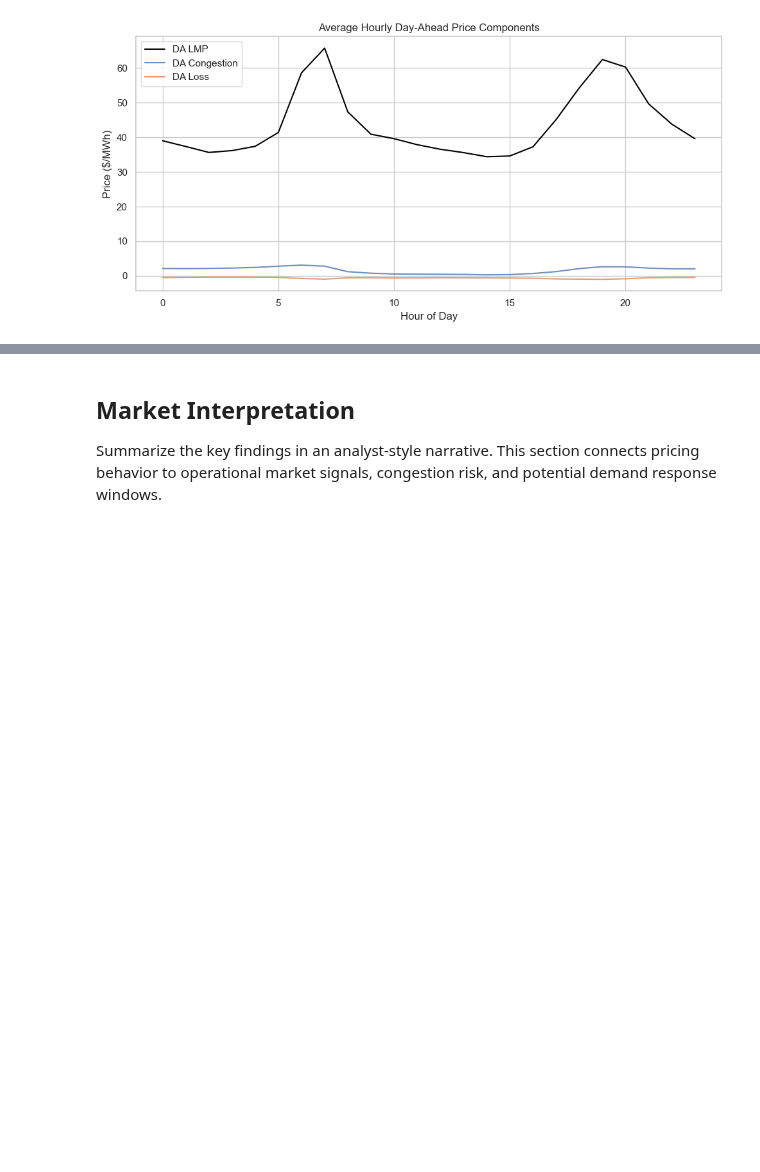
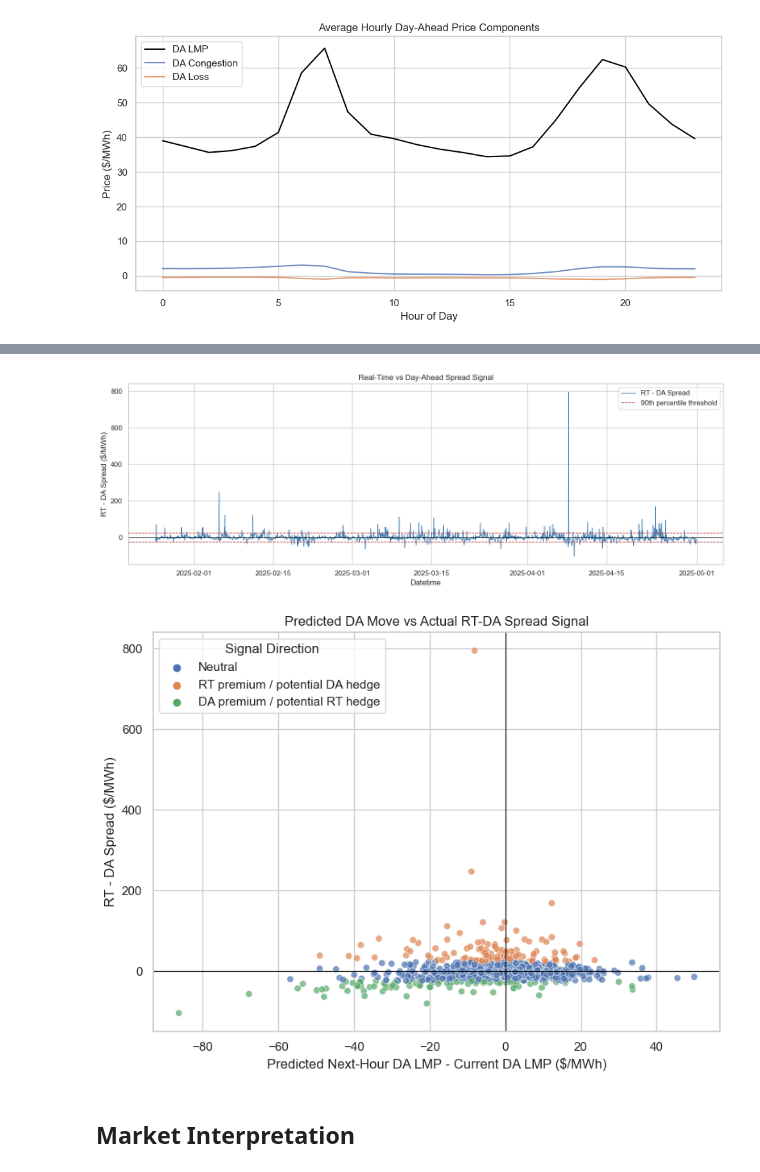
Before and after one commit to Sophie-WZR/pjm-energy-market-forecasting, a Jupyter notebook: notebooks/03_pjm_lmp_market_forecasting.ipynb, the cells around one changed output, grey strips where cells are left out. Drawn from its saved outputs; the diff is of its cells as text; code cells hidden in the pictures; blank space fills up the shorter version.

```diff
--- a/notebooks/pjm_lmp_market_forecasting.ipynb
+++ b/notebooks/03_pjm_lmp_market_forecasting.ipynb
@@ -474,0 +621,59 @@ plt.show()
+# %%
+signal_df = test_df[['datetime', 'hour', 'total_lmp_day_ahead', 'total_lmp_real_time', 'rt_da_spread', 'load_mw']].copy()
+signal_df['pred_next_hour_da_lmp'] = y_pred_reg
+signal_df['pred_spread'] = signal_df['pred_next_hour_da_lmp'] - signal_df['total_lmp_day_ahead']
+signal_df['spread_signal'] = signal_df['rt_da_spread']
+
+spread_threshold = signal_df['spread_signal'].abs().quantile(0.90)
+signal_df['signal_direction'] = np.select(
+    [
+        signal_df['spread_signal'] >= spread_threshold,
+        signal_df['spread_signal'] <= -spread_threshold
+    ],
+    ['RT premium / potential DA hedge', 'DA premium / potential RT hedge'],
+    default='Neutral'
+)
+
+print(f'Spread signal threshold (90th percentile absolute spread): {spread_threshold:.2f} $/MWh')
+print('Signal direction counts:')
+print(signal_df['signal_direction'].value_counts().to_string())
+
+print('Largest absolute spread signals:')
+print(
+    signal_df.assign(abs_spread_signal=signal_df['spread_signal'].abs())
+    .sort_values('abs_spread_signal', ascending=False)
+    [['datetime', 'hour', 'total_lmp_day_ahead', 'total_lmp_real_time', 'spread_signal', 'pred_spread', 'load_mw', 'signal_direction']]
+    .head(10)
+    .to_string(index=False)
+)
+
+fig, ax = plt.subplots(figsize=(14, 5))
+ax.plot(signal_df['datetime'], signal_df['spread_signal'], label='RT - DA Spread', color='steelblue', linewidth=1)
+ax.axhline(spread_threshold, color='firebrick', linestyle='--', linewidth=1, label='90th percentile threshold')
+ax.axhline(-spread_threshold, color='firebrick', linestyle='--', linewidth=1)
+ax.axhline(0, color='black', linewidth=0.8)
+ax.set_title('Real-Time vs Day-Ahead Spread Signal')
+ax.set_xlabel('Datetime')
+ax.set_ylabel('RT - DA Spread ($/MWh)')
+ax.legend()
+plt.tight_layout()
+plt.show()
+
+fig, ax = plt.subplots(figsize=(8, 6))
+sns.scatterplot(
+    data=signal_df,
+    x='pred_spread',
+    y='spread_signal',
+    hue='signal_direction',
+    alpha=0.7,
+    ax=ax
+)
+ax.axhline(0, color='black', linewidth=0.8)
+ax.axvline(0, color='black', linewidth=0.8)
+ax.set_title('Predicted DA Move vs Actual RT-DA Spread Signal')
+ax.set_xlabel('Predicted Next-Hour DA LMP - Current DA LMP ($/MWh)')
+ax.set_ylabel('RT - DA Spread ($/MWh)')
+ax.legend(title='Signal Direction')
+plt.tight_layout()
+plt.show()
+# %% [output]
@@ -475,5 +698,5 @@ plt.show()
+[figure, added]
+[figure, added]
 # %% [markdown]
 ## Market Interpretation
-
-Summarize the key findings in an analyst-style narrative. This section connects pricing behavior to operational market signals, congestion risk, and potential demand response windows.
 # %% [markdown]
```
Also changed, not shown: parts of 8 cells of this notebook, 1 other file.
